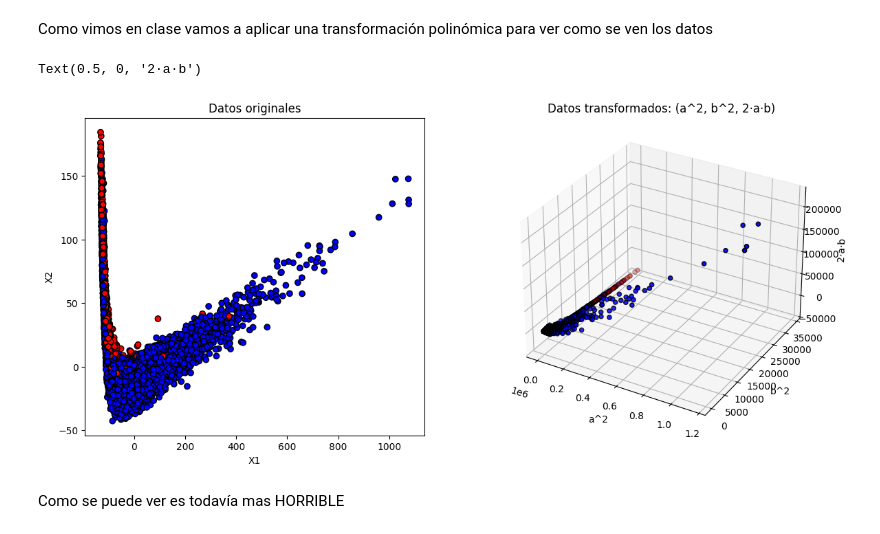
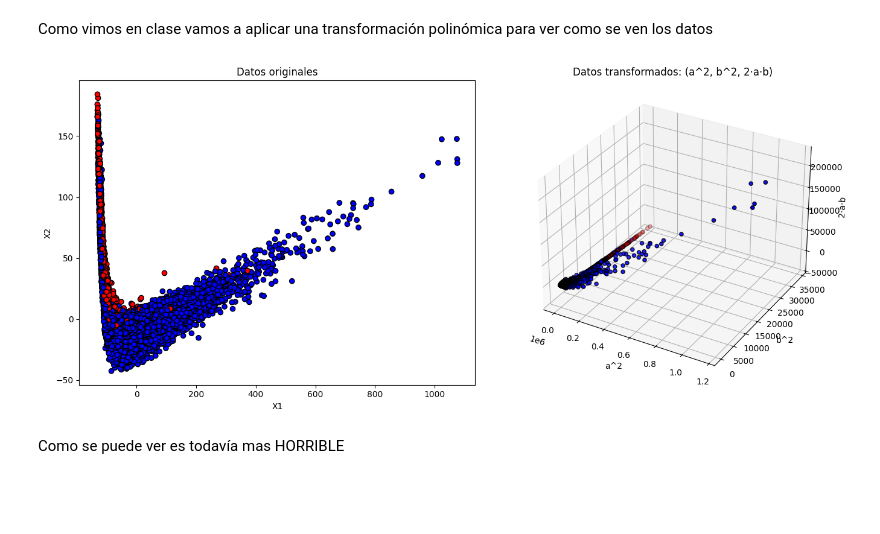
Before and after one commit to juansearg/TP2_multivariado, a Jupyter notebook: Ejercicio_1_Grupo_1.ipynb, the cells around one changed output. Drawn from its saved outputs; the diff is of its cells as text; code cells hidden in the pictures; blank space fills up the shorter version.

```diff
--- a/Ejercicio_1_Grupo_1.ipynb
+++ b/Ejercicio_1_Grupo_1.ipynb
@@ -134,29 +134,31 @@ Como vimos en clase vamos a aplicar una transformación polinómica para ver com
 # %%
 # volvemos a dos componentes de PCA
 pca = PCA(n_components=2)
 X_pca = pca.fit_transform(X)
 # Aplicamos la transformación polinómica: (a,b) -> (a^2, b^2, sqrt(2)*a*b)
 X_poly = np.zeros((X.shape[0], 3))
 X_poly[:, 0] = X_pca[:, 0] ** 2 # a^2
 X_poly[:, 1] = X_pca[:, 1] ** 2 # b^2
 X_poly[:, 2] = np.sqrt(2) * X_pca[:, 0] * X_pca[:, 1] # sqrt(2) * a * b
 # Configuramos la figura con dos subgráficos
 plt.figure(figsize=(14, 6))
 plt.subplot(1, 2, 1)
 plt.scatter(X_pca[:, 0], X_pca[:, 1], c=y, cmap='bwr', edgecolor='k')
 plt.title("Datos originales")
 plt.xlabel("X1")
 plt.ylabel("X2")
 # Gráfico 2: Datos transformados en 3D
 ax = plt.subplot(1, 2, 2, projection='3d')
 ax.scatter(X_poly[:, 0], X_poly[:, 1], X_poly[:, 2], c=y,
 cmap='bwr', edgecolor='k')
 ax.set_title("Datos transformados: (a^2, b^2, 2·a·b)")
 ax.set_xlabel("a^2")
 ax.set_ylabel("b^2")
 ax.set_zlabel("2·a·b")
+
+plt.tight_layout()
+plt.show()
 # %% [output]
-Text(0.5, 0, '2·a·b')
-[figure, old version]
+[figure, new version]
 # %% [markdown]
 Como se puede ver es todavía mas HORRIBLE
```
